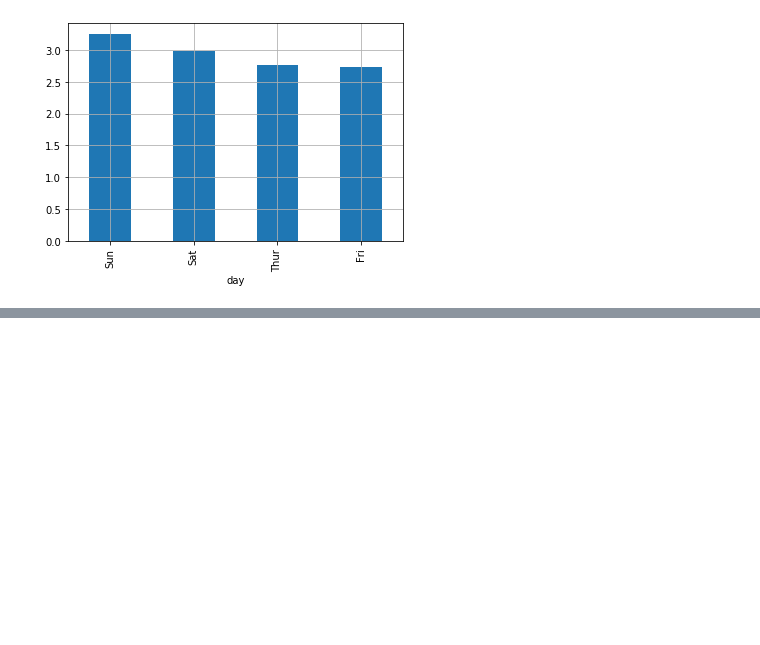
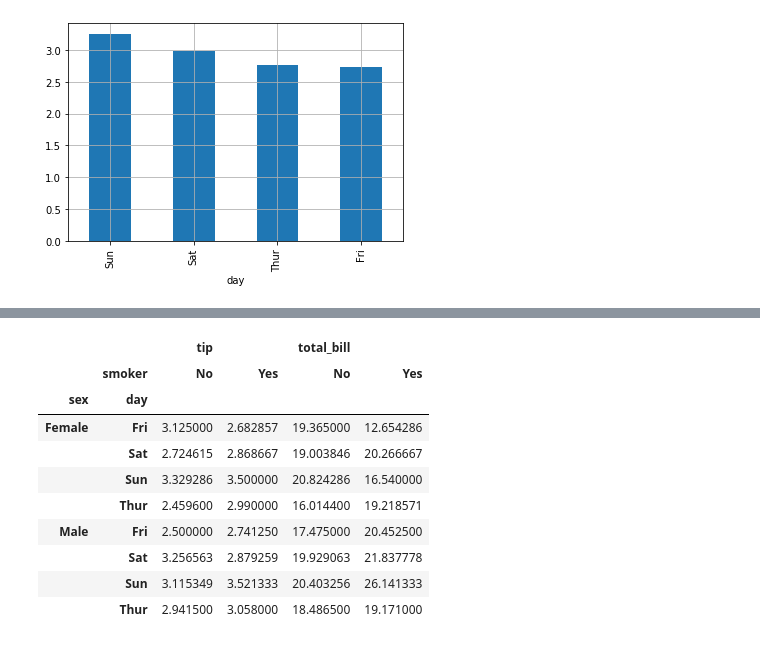
Before and after one commit to jaenjaen/TIL, a Jupyter notebook: python/03_Pandas/Pandas05_Groupby.ipynb, the cells around one changed output, grey strips where cells are left out. Drawn from its saved outputs; the diff is of its cells as text; code cells hidden in the pictures; blank space fills up the shorter version.

```diff
--- a/python/03_Pandas/Pandas05_Groupby.ipynb
+++ b/python/03_Pandas/Pandas05_Groupby.ipynb
@@ -110,0 +228,6 @@ plt.show()
+# %%
+#분석목표 : 식사 대비 팁의 비율이 어떤 경우 가장 높아지는 지?
+#1.식사대금과 tip의 비율을 나타내는 컬럼 추가 -> tip_pct
+tipdf['tip_pct'] = tipdf['tip']/tipdf['total_bill']
+tipdf.dropna(inplace=True)
+tipdf.tail()
@@ -110,0 +259,20 @@ plt.show()
+# %%
+'''
+tipdf.pivot_table(values=,index=,columns=)
+index의 역할 : Grouping 기준
+columns : columns
+value : index와 columns사이를 채우는 값
+'''
+tipdf.pivot_table(values=['total_bill','tip'],index=['sex','day'],columns=['smoker'])
+# %% [output]
+|  |  | tip |  | total_bill |  |
+|  | smoker | No | Yes | No | Yes |
+| sex | day |  |  |  |  |
+| Female | Fri | 3.125000 | 2.682857 | 19.365000 | 12.654286 |
+|  | Sat | 2.724615 | 2.868667 | 19.003846 | 20.266667 |
+|  | Sun | 3.329286 | 3.500000 | 20.824286 | 16.540000 |
+|  | Thur | 2.459600 | 2.990000 | 16.014400 | 19.218571 |
+| Male | Fri | 2.500000 | 2.741250 | 17.475000 | 20.452500 |
+|  | Sat | 3.256563 | 2.879259 | 19.929063 | 21.837778 |
+|  | Sun | 3.115349 | 3.521333 | 20.403256 | 26.141333 |
+|  | Thur | 2.941500 | 3.058000 | 18.486500 | 19.171000 |
```
Also changed, not shown: parts of 21 cells of this notebook.
